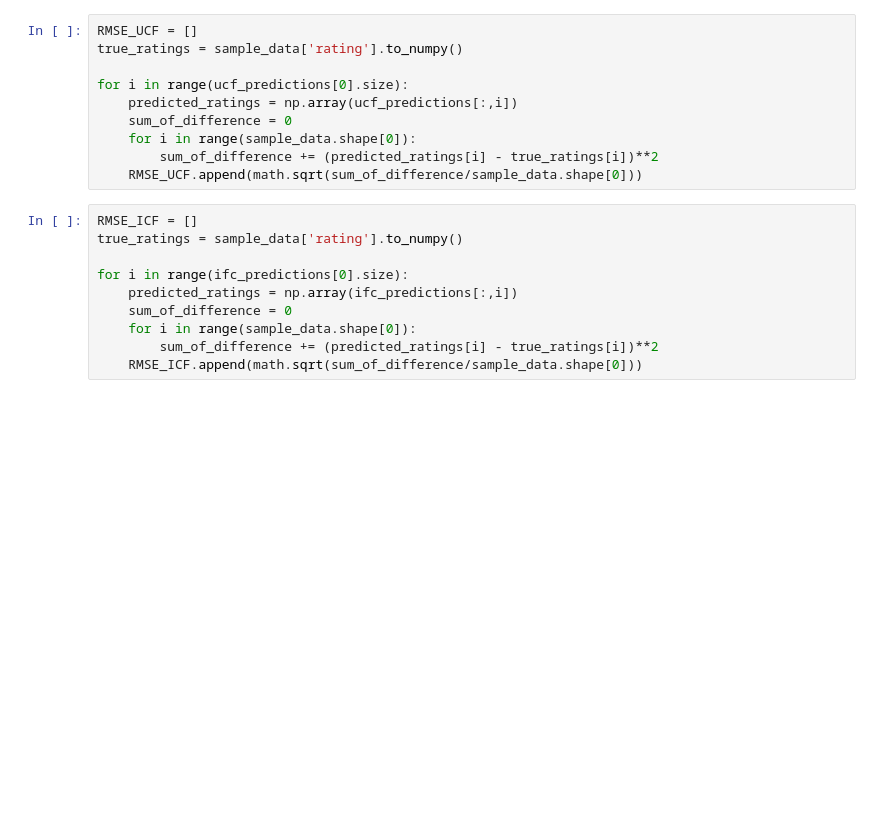
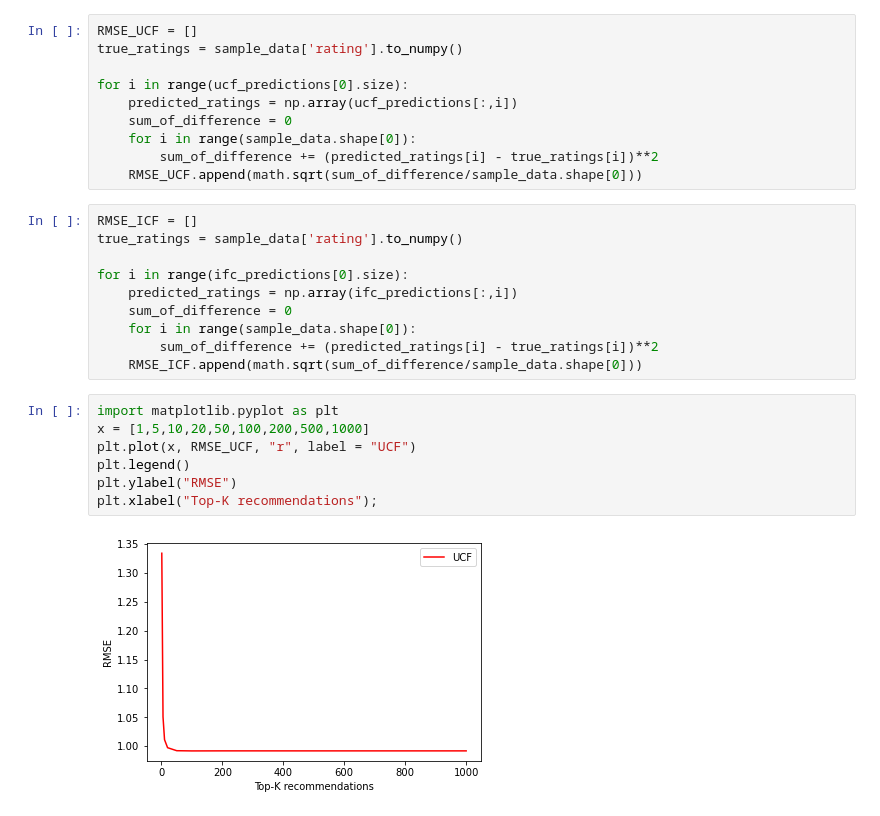
Before and after one commit to lkostakis/data-mining-NLP, a Jupyter notebook: ask2.ipynb, the cells around one changed output. Cells and saved outputs as stored; diff of their text form; blank space fills up the shorter version.

```diff
--- a/ask2.ipynb
+++ b/ask2.ipynb
@@ -380,6 +348,15 @@ for i in range(ifc_predictions[0].size):
     for i in range(sample_data.shape[0]):
         sum_of_difference += (predicted_ratings[i] - true_ratings[i])**2
     RMSE_ICF.append(math.sqrt(sum_of_difference/sample_data.shape[0]))
+# %%
+import matplotlib.pyplot as plt
+x = [1,5,10,20,50,100,200,500,1000]
+plt.plot(x, RMSE_UCF, "r", label = "UCF")
+plt.legend()
+plt.ylabel("RMSE")
+plt.xlabel("Top-K recommendations");
+# %% [output]
+[figure, added]
 # %%
 import matplotlib.pyplot as plt
 x = [1,5,10,20,40,50,60,70,80,100]
```
Also changed, not shown: parts of 28 cells of this notebook.
